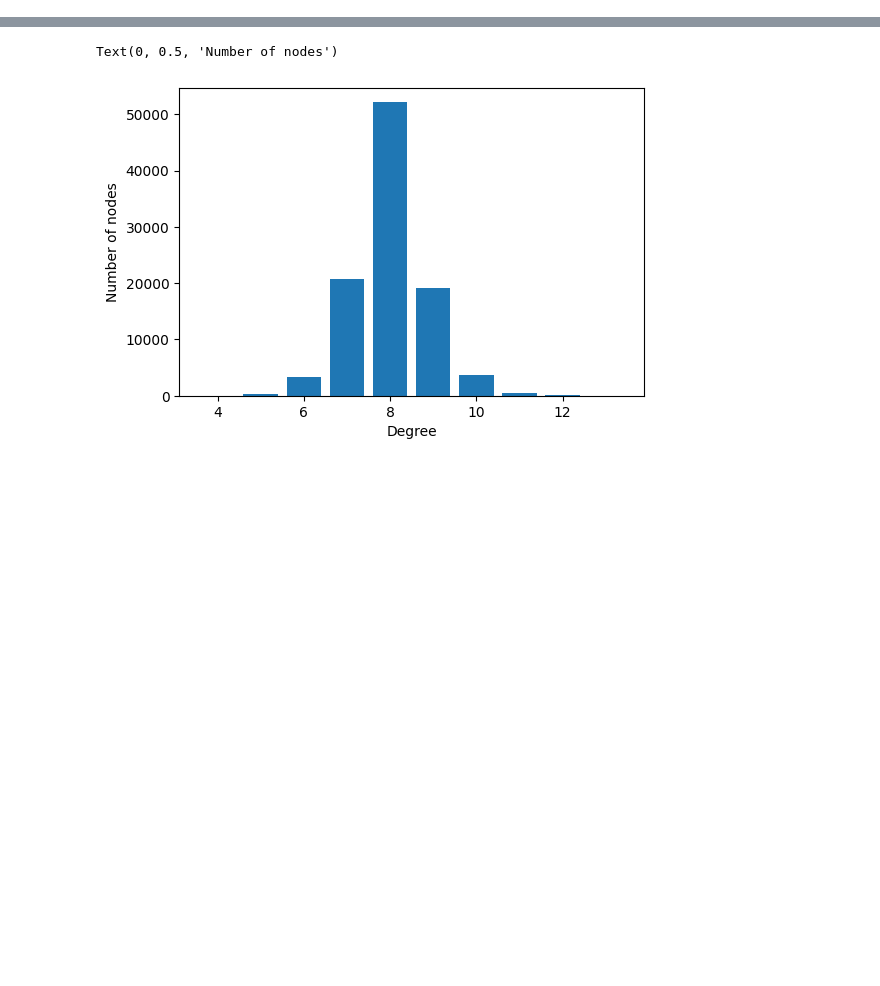
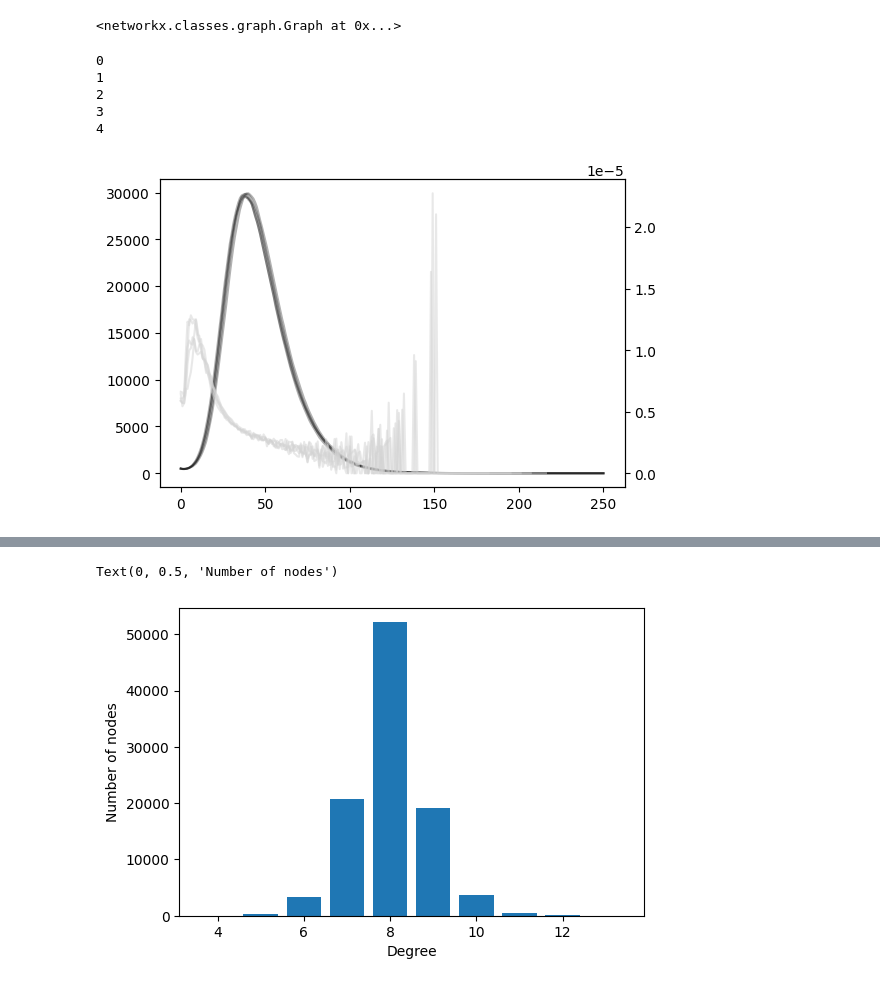
Before and after one commit to Mpkosh/network_hybrid_33, a Jupyter notebook: create_data_regular_networks.ipynb, the cells around one changed output, grey strips where cells are left out. Saved outputs shown, nothing was run; the diff lists cells and outputs as text; code cells hidden in the pictures; blank space fills up the shorter version.

```diff
--- a/create_data_regular_networks.ipynb
+++ b/create_data_regular_networks.ipynb
@@ -58,3 +132,71 @@ def SEIR_network(G, tau, alpha, gamma, rho, tmax):
+# %%
+nx.barabasi_albert_graph(N, 8)
+# %% [output]
+<networkx.classes.graph.Graph at 0x...>
+# %%
+# parameters for the network
+
+N = 10**5
+
+G=nx.barabasi_albert_graph(N, 8)
+#G = nx.watts_strogatz_graph(N, 8, 0.1)
+#G = nx.complete_graph(N)
+
+tmax = 250
+iterations = 5  # run 5 simulations
+tau_boundaries = np.arange(0.04, 0.09, 0.01)         # transmission rate
+gamma = 0.08  # recovery rate
+rho_boundaries = np.arange(0.005, 0.011, 0.001)     # random fraction initially infected
+alpha = 0.1 # latent period rate
+
+seed = 0
+for tau in tau_boundaries[:1]:
+    for rho in rho_boundaries[:1]:
+
+        fig, ax = plt.subplots(1, 1, figsize=(6, 4))
+        ax_beta = ax.twinx()
+        for iter in range(0, iterations):
+            # SEIR
+            t, S, E, I, R = SEIR_network(G, tau, alpha, gamma, rho, tmax)
+
+            S = np.array(S)
+            E = np.array(E)
+            I = np.array(I)
+            R = np.array(R)
+
+            ax.plot(t, I, color = 'k', alpha=0.3)
+
+            # compute betas values
+            beta_values = []
+            num_days = len(t)
+            for i in range(num_days - 1):
+                if S[i] > 0 and I[i] > 0:
+                    beta = - (S[i + 1] - S[i]) / (S[i] * I[i])
+                else:
+                    beta = np.nan
+                beta_values.append(beta)
+            beta_values.append(np.nan)
+            ax_beta.plot(beta_values, color='lightgray', alpha=0.5)
+            # store the simulation results in a dataFrame
+            df_sim = pd.DataFrame({
+            "S": S,
+            "E": E,
+            "I": I,
+            "R": R,
+            "Beta": beta_values
+            })
+            # save the results to a csv file
+            #output_file = f"seir_seed_{seed}.csv"
+            #df_sim.to_csv(f'initial_data/{output_file}', index=False)
+            print(seed)
+            seed += 1
+# %% [output]
+0
+1
+2
+3
+4
+[figure, added]
 # %%
 # parameters for the network
 
```
Also changed, not shown: parts of 9 cells of this notebook.
